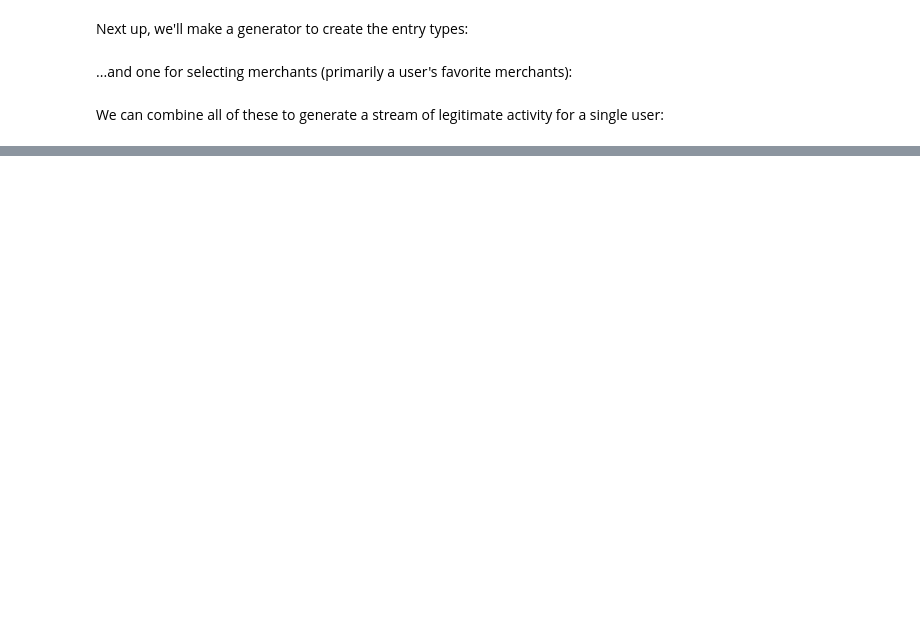
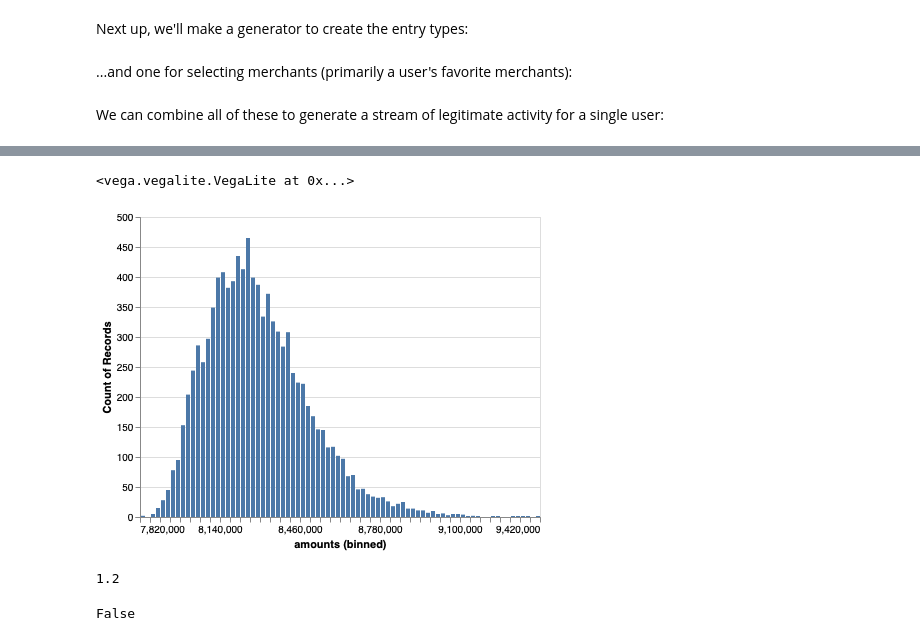
Before and after one commit to willb/fraud-notebooks, a Jupyter notebook: 00-generator.ipynb, the cells around one changed output, grey strips where cells are left out. Cells and saved outputs as stored; diff of their text form; code cells hidden in the pictures; blank space fills up the shorter version.

```diff
--- a/00-generator.ipynb
+++ b/00-generator.ipynb
@@ -285,0 +326,18 @@ WIP
+# %%
+source = pd.DataFrame({"amounts": stats.gamma.rvs(a=6.4, loc=86400 * 90, scale=80000, size=10000)})
+
+alt.Chart(source).mark_bar().encode(
+    alt.X("amounts", bin=alt.Bin(maxbins=100)),
+    y='count()'
+)
+# %% [output]
+<vega.vegalite.VegaLite at 0x...>
+[figure, added]
+# %%
+sum([0.05,0.05,0.25,0.5,0.35])
+# %% [output]
+1.2
+# %%
+np.random.choice([True, False], p=[0.3, 0.7])
+# %% [output]
+False
```
Also changed, not shown: parts of 14 cells of this notebook.
